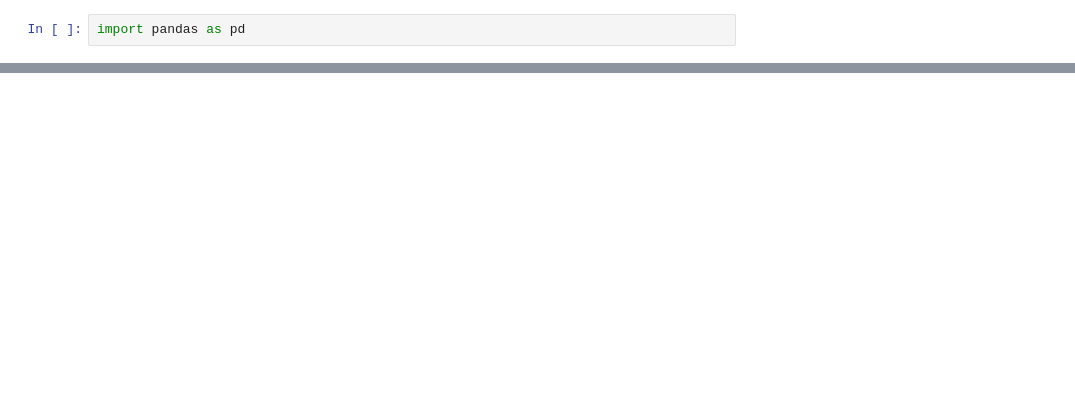
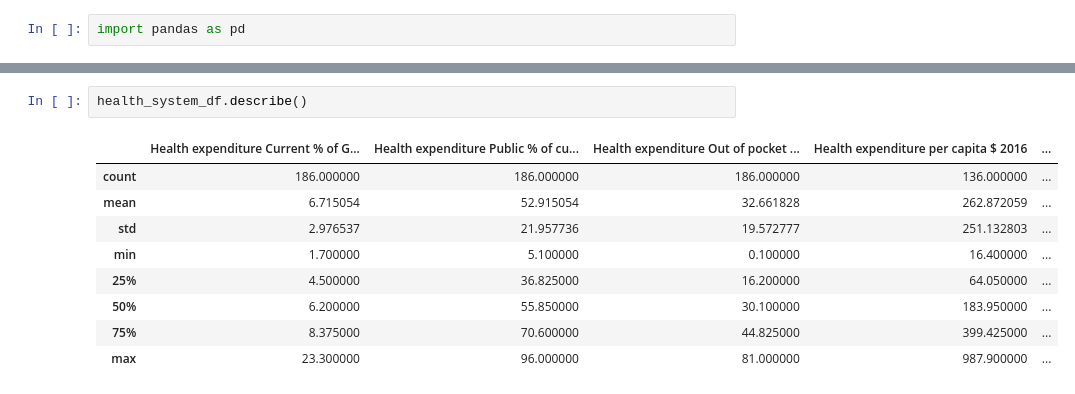
Before and after one commit to riddhibattu/CPSC368_project_health-emissions, a Jupyter notebook: src/EDA_health-emissions.ipynb, the cells around one changed output, grey strips where cells are left out. Cells and saved outputs as stored; diff of their text form; blank space fills up the shorter version.

```diff
--- a/src/EDA_health-emissions.ipynb
+++ b/src/EDA_health-emissions.ipynb
@@ -36,0 +101,12 @@ health_system_csv
+# %%
+health_system_df.describe()
+# %% [output]
+|  | Health expenditure Current % of G... | Health expenditure Public % of cu... | Health expenditure Out of pocket ... | Health expenditure per capita $ 2016 | ... |
+| count | 186.000000 | 186.000000 | 186.000000 | 136.000000 | ... |
+| mean | 6.715054 | 52.915054 | 32.661828 | 262.872059 | ... |
+| std | 2.976537 | 21.957736 | 19.572777 | 251.132803 | ... |
+| min | 1.700000 | 5.100000 | 0.100000 | 16.400000 | ... |
+| 25% | 4.500000 | 36.825000 | 16.200000 | 64.050000 | ... |
+| 50% | 6.200000 | 55.850000 | 30.100000 | 183.950000 | ... |
+| 75% | 8.375000 | 70.600000 | 44.825000 | 399.425000 | ... |
+| max | 23.300000 | 96.000000 | 81.000000 | 987.900000 | ... |
```
Also changed, not shown: parts of 14 cells of this notebook.
